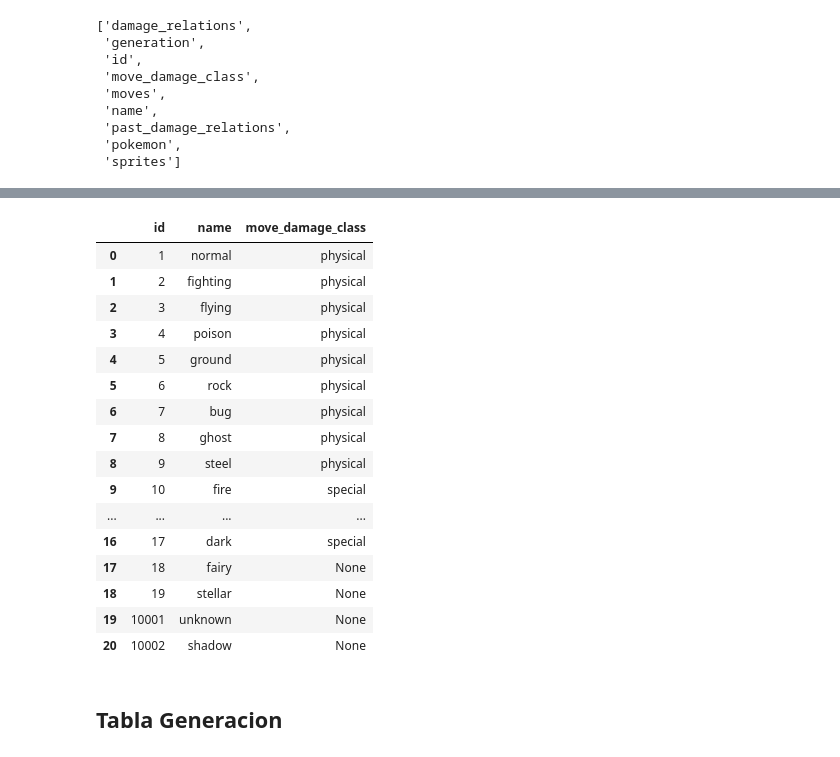
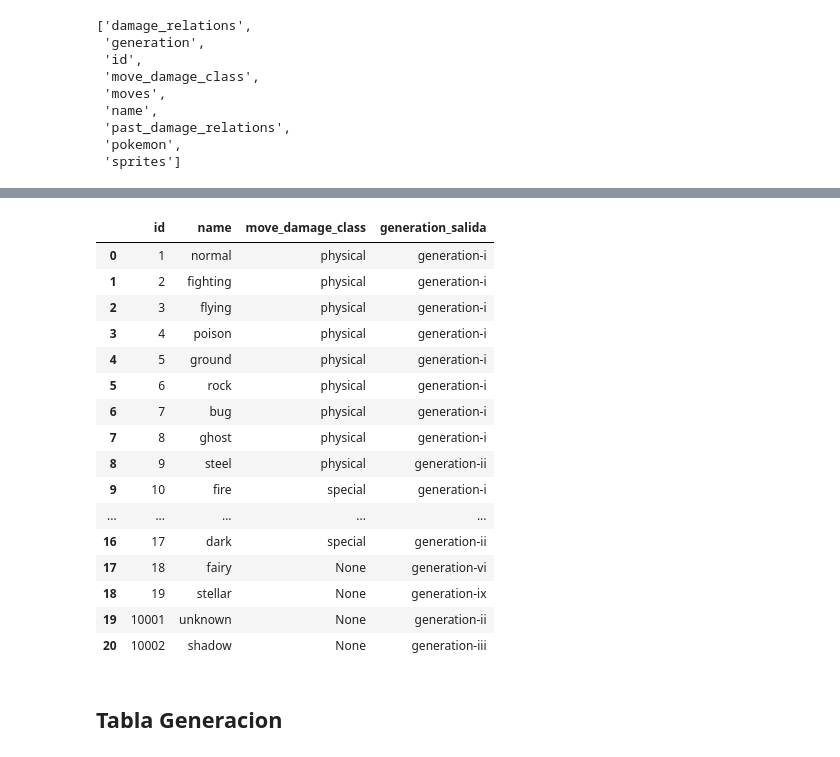
Before and after one commit to ADavid096/pokeproject, a Jupyter notebook: Script_infoDB.ipynb, the cells around one changed output, grey strips where cells are left out. Saved outputs shown, nothing was run; the diff lists cells and outputs as text; code cells hidden in the pictures.

```diff
--- a/Script_infoDB.ipynb
+++ b/Script_infoDB.ipynb
@@ -152,26 +170,27 @@ for y in range(len(urls_tipos)):
 # %%
 # Tabla final de tipos y Conversion a Dataframe
 registrostipos = pd.DataFrame(lista_tipe)
 tabla_tipo = registrostipos[["id","name"]].copy()
 tabla_tipo["move_damage_class"] = registrostipos["move_damage_class"].str["name"]
+tabla_tipo["generation_salida"] = registrostipos["generation"].str["name"]
 tabla_tipo
 # %% [output]
-|  | id | name | move_damage_class |
-| 0 | 1 | normal | physical |
-| 1 | 2 | fighting | physical |
-| 2 | 3 | flying | physical |
-| 3 | 4 | poison | physical |
-| 4 | 5 | ground | physical |
-| 5 | 6 | rock | physical |
-| 6 | 7 | bug | physical |
-| 7 | 8 | ghost | physical |
-| 8 | 9 | steel | physical |
-| 9 | 10 | fire | special |
-| ... | ... | ... | ... |
-| 16 | 17 | dark | special |
-| 17 | 18 | fairy | None |
-| 18 | 19 | stellar | None |
-| 19 | 10001 | unknown | None |
-| 20 | 10002 | shadow | None |
+|  | id | name | move_damage_class | generation_salida |
+| 0 | 1 | normal | physical | generation-i |
+| 1 | 2 | fighting | physical | generation-i |
+| 2 | 3 | flying | physical | generation-i |
+| 3 | 4 | poison | physical | generation-i |
+| 4 | 5 | ground | physical | generation-i |
+| 5 | 6 | rock | physical | generation-i |
+| 6 | 7 | bug | physical | generation-i |
+| 7 | 8 | ghost | physical | generation-i |
+| 8 | 9 | steel | physical | generation-ii |
+| 9 | 10 | fire | special | generation-i |
+| ... | ... | ... | ... | ... |
+| 16 | 17 | dark | special | generation-ii |
+| 17 | 18 | fairy | None | generation-vi |
+| 18 | 19 | stellar | None | generation-ix |
+| 19 | 10001 | unknown | None | generation-ii |
+| 20 | 10002 | shadow | None | generation-iii |
 # %%
 # Descargar el dataframe de tipos a CSV
```
Also changed, not shown: parts of 7 cells of this notebook.
